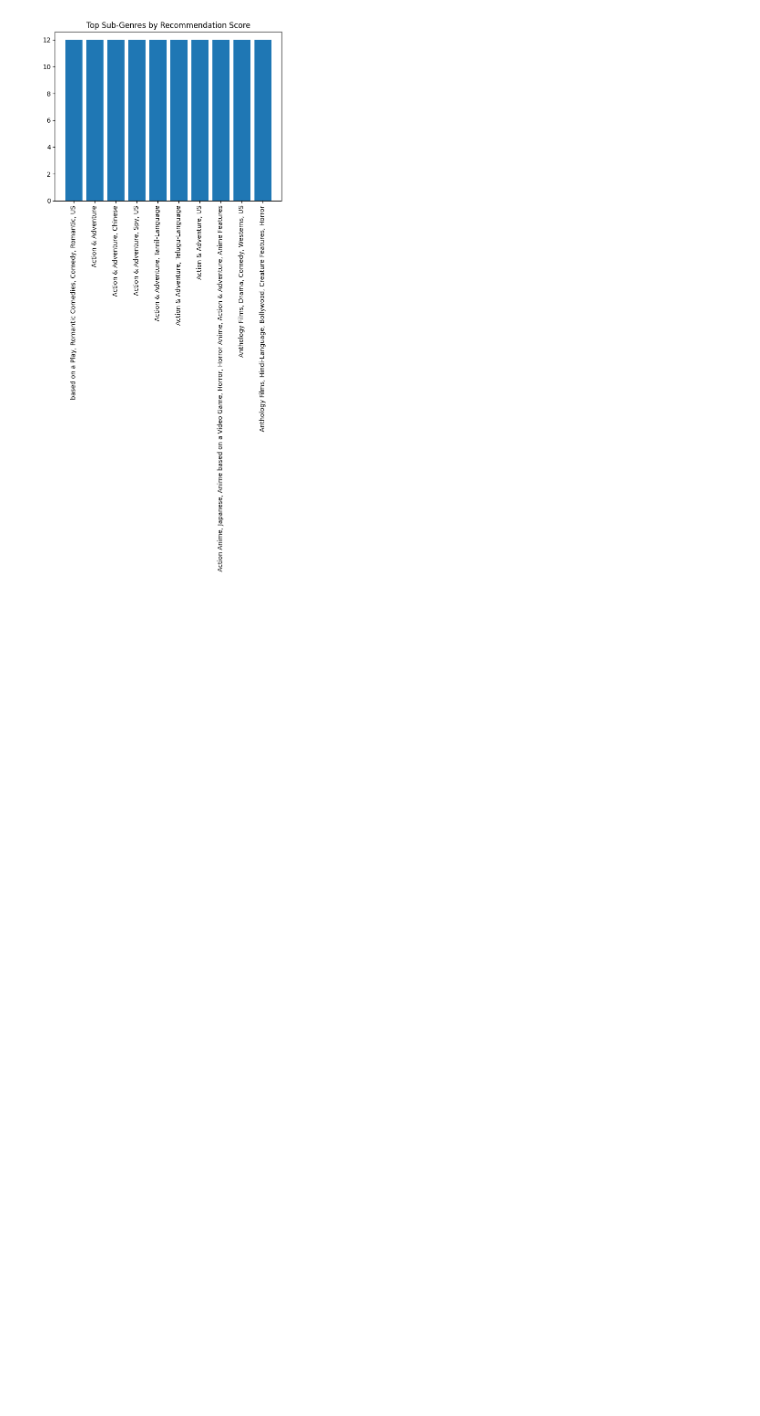
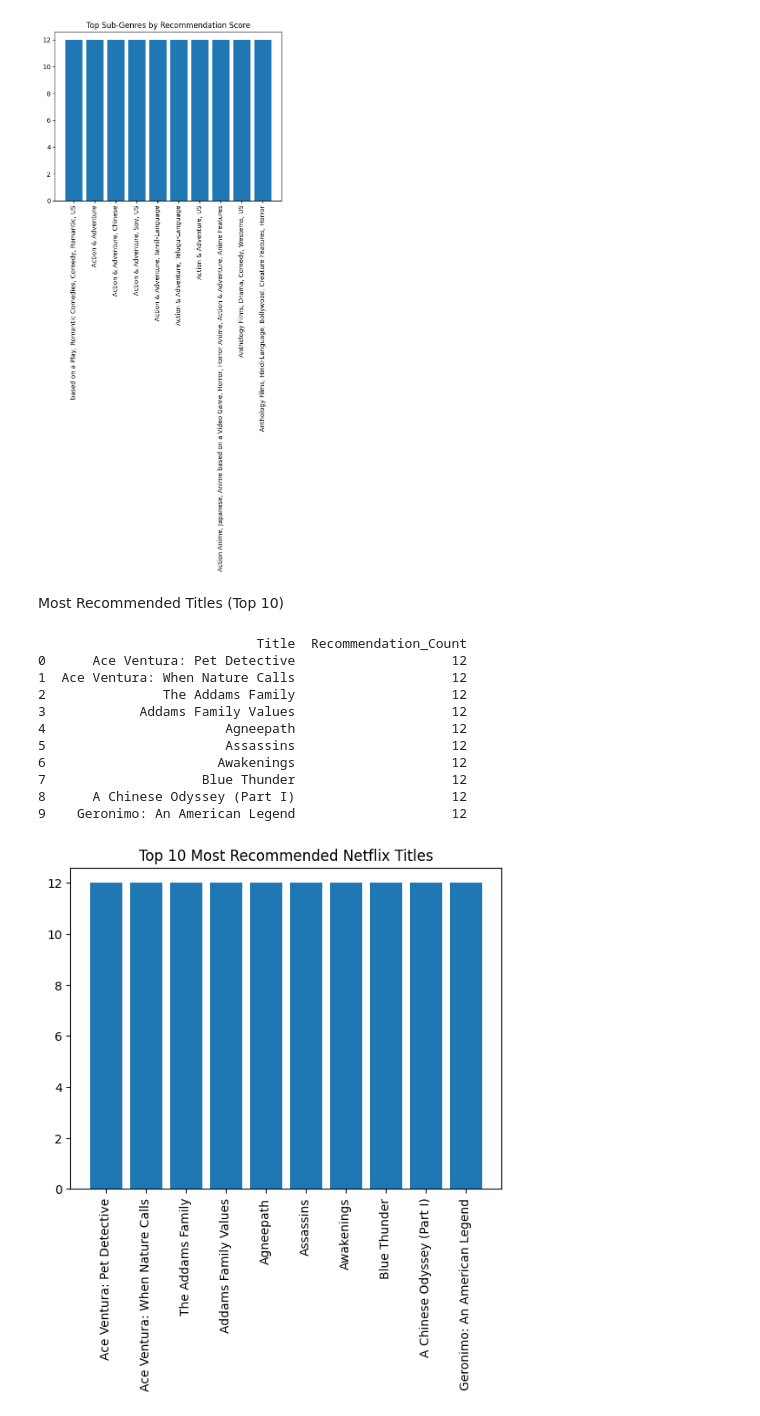
Before and after one commit to ameena0726-ops/Netflix-Analysis, a Jupyter notebook: Netflix_Content_Genre (1).ipynb, the cells around one changed output. Saved outputs shown, nothing was run; the diff lists cells and outputs as text; code cells hidden in the pictures; blank space fills up the shorter version.

Commit message:
Plotted top 10 recommended titles using Pandas filtering, NumPy sorting, and Matplotlib

```diff
--- a/Netflix_Content_Genre (1).ipynb
+++ b/Netflix_Content_Genre (1).ipynb
@@ -592,3 +592,27 @@ Anthology Films, Drama, Comedy, Westerns, US
 Anthology Films, Hindi-Language, Bollywood, Creature Features, Horror                                            12.0
 Name: Recommendation_Count, dtype: float64
 [figure]
+# %% [markdown]
+Most Recommended Titles (Top 10)
+# %%
+top10 = df.nlargest(10, 'Recommendation_Count')[['Title','Recommendation_Count']]
+
+print(top10)
+
+plt.bar(top10['Title'], top10['Recommendation_Count'])
+plt.xticks(rotation=90)
+plt.title("Top 10 Most Recommended Netflix Titles")
+plt.show()
+# %% [output]
+                            Title  Recommendation_Count
+0      Ace Ventura: Pet Detective                    12
+1  Ace Ventura: When Nature Calls                    12
+2               The Addams Family                    12
+3            Addams Family Values                    12
+4                       Agneepath                    12
+5                       Assassins                    12
+6                      Awakenings                    12
+7                    Blue Thunder                    12
+8      A Chinese Odyssey (Part I)                    12
+9    Geronimo: An American Legend                    12
+[figure, added]
```
